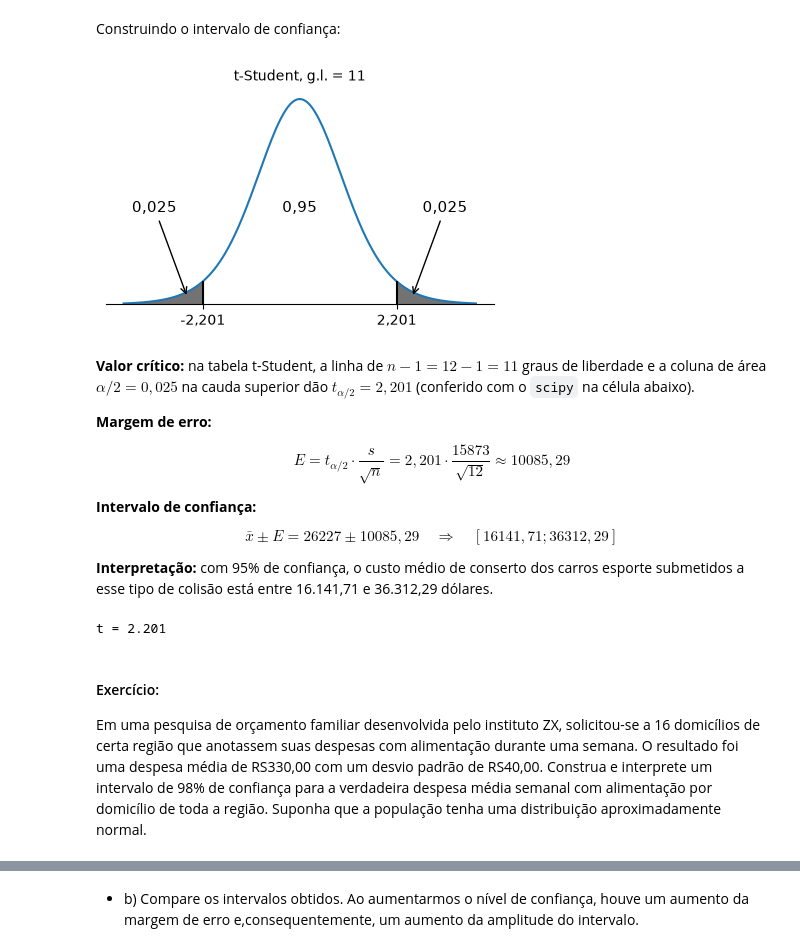
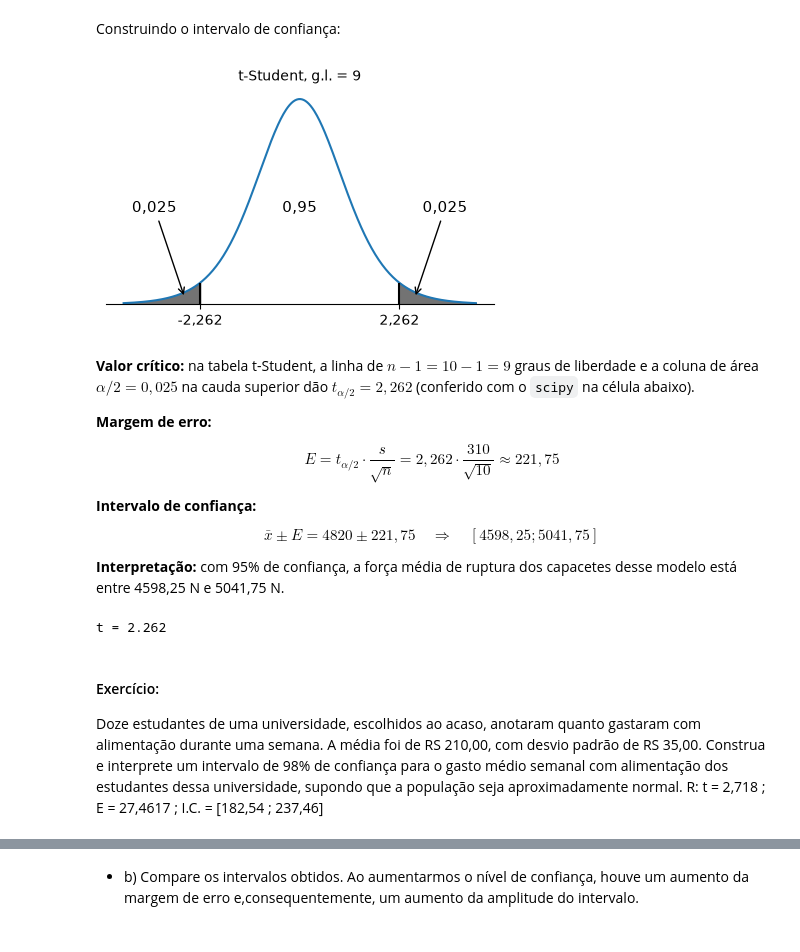
Before and after one commit to guilherme-b-azevedo/Estatistica-geral-com-python, a Jupyter notebook: 3 - Estimação de parâmetros estatísticos.ipynb, the cells around one changed output, grey strips where cells are left out. Cells and saved outputs as stored; diff of their text form; code cells hidden in the pictures.

```diff
--- a/3 - Estimação de parâmetros estatísticos.ipynb
+++ b/3 - Estimação de parâmetros estatísticos.ipynb
@@ -723,32 +708,32 @@ Student, porque são verificadas as condições seguintes:
 # %% [markdown]
 Construindo o intervalo de confiança:
 # %%
-# 95% de confiança com 11 graus de liberdade: 0,025 em cada cauda
-duas_caudas(t(11), t.ppf(0.975, 11), ["-2,201", "2,201"], "0,95", "0,025", titulo="t-Student, g.l. = 11")
+# 95% de confiança com 9 graus de liberdade: 0,025 em cada cauda
+duas_caudas(t(9), t.ppf(0.975, 9), ["-2,262", "2,262"], "0,95", "0,025", titulo="t-Student, g.l. = 9")
 # %% [output]
-[figure, old version]
+[figure, new version]
 # %% [markdown]
-**Valor crítico:** na tabela t-Student, a linha de $n - 1 = 12 - 1 = 11$ graus de liberdade e a coluna de área $\alpha/2 = 0{,}025$ na cauda superior dão $t_{\alpha/2} = 2{,}201$ (conferido com o `scipy` na célula abaixo).
+**Valor crítico:** na tabela t-Student, a linha de $n - 1 = 10 - 1 = 9$ graus de liberdade e a coluna de área $\alpha/2 = 0{,}025$ na cauda superior dão $t_{\alpha/2} = 2{,}262$ (conferido com o `scipy` na célula abaixo).
 
 **Margem de erro:**
 
-$$E = t_{\alpha/2} \cdot \frac{s}{\sqrt{n}} = 2{,}201 \cdot \frac{15873}{\sqrt{12}} \approx 10085{,}29$$
+$$E = t_{\alpha/2} \cdot \frac{s}{\sqrt{n}} = 2{,}262 \cdot \frac{310}{\sqrt{10}} \approx 221{,}75$$
 
 **Intervalo de confiança:**
 
-$$\bar{x} \pm E = 26227 \pm 10085{,}29 \quad \Rightarrow \quad [16141{,}71 ; 36312{,}29]$$
+$$\bar{x} \pm E = 4820 \pm 221{,}75 \quad \Rightarrow \quad [4598{,}25 ; 5041{,}75]$$
 
-**Interpretação:** com 95% de confiança, o custo médio de conserto dos carros esporte submetidos a esse tipo de colisão está entre 16.141,71 e 36.312,29 dólares.
+**Interpretação:** com 95% de confiança, a força média de ruptura dos capacetes desse modelo está entre 4598,25 N e 5041,75 N.
 # %%
-# Valor crítico t para 95% de confiança e n - 1 = 11 graus de liberdade
+# Valor crítico t para 95% de confiança e n - 1 = 9 graus de liberdade
 from scipy.stats import t
 
-print("t =", round(t.ppf(1 - 0.05 / 2, 11), 3))
+print("t =", round(t.ppf(1 - 0.05 / 2, 9), 3))
 # %% [output]
-t = 2.201
+t = 2.262
 # %% [markdown]
 #### Exercício:
-Em uma pesquisa de orçamento familiar desenvolvida pelo instituto ZX, solicitou-se a 16 domicílios de certa região que anotassem suas despesas com alimentação durante uma semana. O resultado foi uma despesa média de RS330,00 com um desvio padrão de RS40,00. Construa e interprete um intervalo de 98% de confiança para a verdadeira despesa média semanal com alimentação por domicílio de toda a região. Suponha que a população tenha uma distribuição aproximadamente normal.
+Doze estudantes de uma universidade, escolhidos ao acaso, anotaram quanto gastaram com alimentação durante uma semana. A média foi de RS 210,00, com desvio padrão de RS 35,00. Construa e interprete um intervalo de 98% de confiança para o gasto médio semanal com alimentação dos estudantes dessa universidade, supondo que a população seja aproximadamente normal. R: t = 2,718 ; E = 27,4617 ; I.C. = [182,54 ; 237,46]
 # %%
 #Declarando a tabela Z e tabela T-student
 
```
Also changed, not shown: parts of 122 cells of this notebook, 6 other files.
